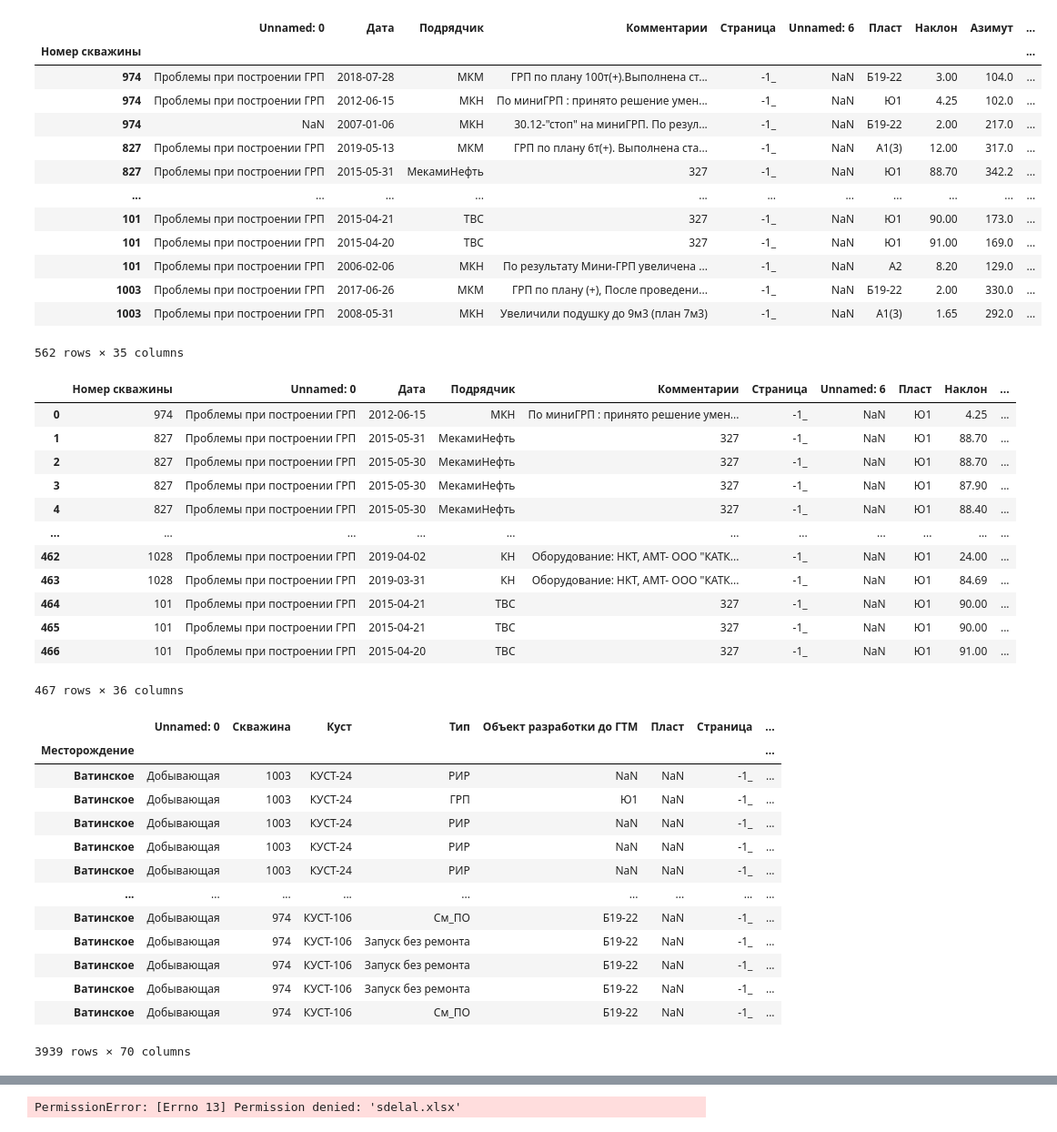
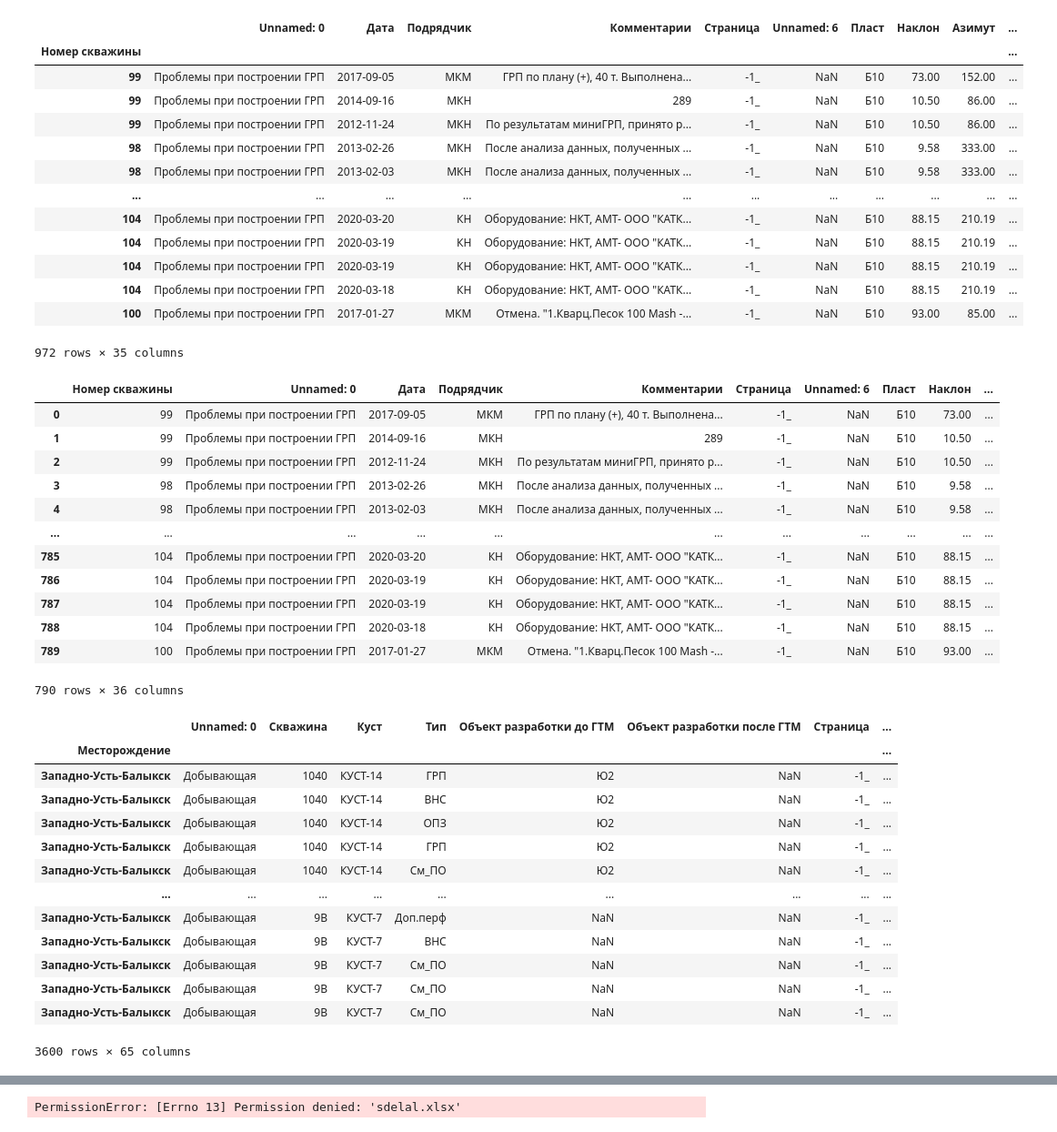
Before and after one commit to lybmvvs/appgazprom2.0, a Jupyter notebook: sdelal vrode.ipynb, the cells around one changed output, grey strips where cells are left out. Shown at 91% size. Saved outputs shown, nothing was run; the diff lists cells and outputs as text; code cells hidden in the pictures.

```diff
--- a/sdelal vrode.ipynb
+++ b/sdelal vrode.ipynb
@@ -4,23 +4,23 @@ import statistics
 import copy
 import datetime
 # %%
-grp_dad = pd.read_excel('фраклист1.xlsx',header=[1], index_col=[1])
+grp_dad = pd.read_excel('фраклист ЗУБ Ю2.xlsx',header=[1], index_col=[1])
 grp_dad
 # %% [output]
 |  | Unnamed: 0 | Дата | Подрядчик | Комментарии | Страница | Unnamed: 6 | Пласт | Наклон | Азимут | ... |
 | Номер скважины |  |  |  |  |  |  |  |  |  | ... |
-| 974 | Проблемы при построении ГРП | 2018-07-28 | МКМ | ГРП по плану 100т(+).Выполнена ст... | -1_ | NaN | Б19-22 | 3.00 | 104.0 | ... |
-| 974 | Проблемы при построении ГРП | 2012-06-15 | МКН | По миниГРП : принято решение умен... | -1_ | NaN | Ю1 | 4.25 | 102.0 | ... |
-| 974 | NaN | 2007-01-06 | МКН | 30.12-"стоп" на миниГРП. По резул... | -1_ | NaN | Б19-22 | 2.00 | 217.0 | ... |
-| 827 | Проблемы при построении ГРП | 2019-05-13 | МКМ | ГРП по плану 6т(+). Выполнена ста... | -1_ | NaN | А1(3) | 12.00 | 317.0 | ... |
-| 827 | Проблемы при построении ГРП | 2015-05-31 | МекамиНефть | 327 | -1_ | NaN | Ю1 | 88.70 | 342.2 | ... |
+| 99 | Проблемы при построении ГРП | 2017-09-05 | МКМ | ГРП по плану (+), 40 т. Выполнена... | -1_ | NaN | Б10 | 73.00 | 152.00 | ... |
+| 99 | Проблемы при построении ГРП | 2014-09-16 | МКН | 289 | -1_ | NaN | Б10 | 10.50 | 86.00 | ... |
+| 99 | Проблемы при построении ГРП | 2012-11-24 | МКН | По результатам миниГРП, принято р... | -1_ | NaN | Б10 | 10.50 | 86.00 | ... |
+| 98 | Проблемы при построении ГРП | 2013-02-26 | МКН | После анализа данных, полученных ... | -1_ | NaN | Б10 | 9.58 | 333.00 | ... |
+| 98 | Проблемы при построении ГРП | 2013-02-03 | МКН | После анализа данных, полученных ... | -1_ | NaN | Б10 | 9.58 | 333.00 | ... |
 | ... | ... | ... | ... | ... | ... | ... | ... | ... | ... | ... |
-| 101 | Проблемы при построении ГРП | 2015-04-21 | ТВС | 327 | -1_ | NaN | Ю1 | 90.00 | 173.0 | ... |
-| 101 | Проблемы при построении ГРП | 2015-04-20 | ТВС | 327 | -1_ | NaN | Ю1 | 91.00 | 169.0 | ... |
-| 101 | Проблемы при построении ГРП | 2006-02-06 | МКН | По результату Мини-ГРП увеличена ... | -1_ | NaN | А2 | 8.20 | 129.0 | ... |
-| 1003 | Проблемы при построении ГРП | 2017-06-26 | МКМ | ГРП по плану (+), После проведени... | -1_ | NaN | Б19-22 | 2.00 | 330.0 | ... |
-| 1003 | Проблемы при построении ГРП | 2008-05-31 | МКН | Увеличили подушку до 9м3 (план 7м3) | -1_ | NaN | А1(3) | 1.65 | 292.0 | ... |
+| 104 | Проблемы при построении ГРП | 2020-03-20 | КН | Оборудование: НКТ, АМТ- ООО "КАТК... | -1_ | NaN | Б10 | 88.15 | 210.19 | ... |
+| 104 | Проблемы при построении ГРП | 2020-03-19 | КН | Оборудование: НКТ, АМТ- ООО "КАТК... | -1_ | NaN | Б10 | 88.15 | 210.19 | ... |
+| 104 | Проблемы при построении ГРП | 2020-03-19 | КН | Оборудование: НКТ, АМТ- ООО "КАТК... | -1_ | NaN | Б10 | 88.15 | 210.19 | ... |
+| 104 | Проблемы при построении ГРП | 2020-03-18 | КН | Оборудование: НКТ, АМТ- ООО "КАТК... | -1_ | NaN | Б10 | 88.15 | 210.19 | ... |
+| 100 | Проблемы при построении ГРП | 2017-01-27 | МКМ | Отмена. "1.Кварц.Песок 100 Mash -... | -1_ | NaN | Б10 | 93.00 | 85.00 | ... |
-562 rows × 35 columns
+972 rows × 35 columns
 # %%
 grp_dad.reset_index(drop=True)
 grp_dad.reset_index(inplace=True)
@@ -36,36 +36,36 @@ grp_dad = grp_dad.drop(['удалю'], axis=1)
 grp_dad
 # %% [output]
 |  | Номер скважины | Unnamed: 0 | Дата | Подрядчик | Комментарии | Страница | Unnamed: 6 | Пласт | Наклон | ... |
-| 0 | 974 | Проблемы при построении ГРП | 2012-06-15 | МКН | По миниГРП : принято решение умен... | -1_ | NaN | Ю1 | 4.25 | ... |
-| 1 | 827 | Проблемы при построении ГРП | 2015-05-31 | МекамиНефть | 327 | -1_ | NaN | Ю1 | 88.70 | ... |
-| 2 | 827 | Проблемы при построении ГРП | 2015-05-30 | МекамиНефть | 327 | -1_ | NaN | Ю1 | 88.70 | ... |
-| 3 | 827 | Проблемы при построении ГРП | 2015-05-30 | МекамиНефть | 327 | -1_ | NaN | Ю1 | 87.90 | ... |
-| 4 | 827 | Проблемы при построении ГРП | 2015-05-30 | МекамиНефть | 327 | -1_ | NaN | Ю1 | 88.40 | ... |
+| 0 | 99 | Проблемы при построении ГРП | 2017-09-05 | МКМ | ГРП по плану (+), 40 т. Выполнена... | -1_ | NaN | Б10 | 73.00 | ... |
+| 1 | 99 | Проблемы при построении ГРП | 2014-09-16 | МКН | 289 | -1_ | NaN | Б10 | 10.50 | ... |
+| 2 | 99 | Проблемы при построении ГРП | 2012-11-24 | МКН | По результатам миниГРП, принято р... | -1_ | NaN | Б10 | 10.50 | ... |
+| 3 | 98 | Проблемы при построении ГРП | 2013-02-26 | МКН | После анализа данных, полученных ... | -1_ | NaN | Б10 | 9.58 | ... |
+| 4 | 98 | Проблемы при построении ГРП | 2013-02-03 | МКН | После анализа данных, полученных ... | -1_ | NaN | Б10 | 9.58 | ... |
 | ... | ... | ... | ... | ... | ... | ... | ... | ... | ... | ... |
-| 462 | 1028 | Проблемы при построении ГРП | 2019-04-02 | КН | Оборудование: НКТ, АМТ- ООО "КАТК... | -1_ | NaN | Ю1 | 24.00 | ... |
-| 463 | 1028 | Проблемы при построении ГРП | 2019-03-31 | КН | Оборудование: НКТ, АМТ- ООО "КАТК... | -1_ | NaN | Ю1 | 84.69 | ... |
-| 464 | 101 | Проблемы при построении ГРП | 2015-04-21 | ТВС | 327 | -1_ | NaN | Ю1 | 90.00 | ... |
-| 465 | 101 | Проблемы при построении ГРП | 2015-04-21 | ТВС | 327 | -1_ | NaN | Ю1 | 90.00 | ... |
-| 466 | 101 | Проблемы при построении ГРП | 2015-04-20 | ТВС | 327 | -1_ | NaN | Ю1 | 91.00 | ... |
+| 785 | 104 | Проблемы при построении ГРП | 2020-03-20 | КН | Оборудование: НКТ, АМТ- ООО "КАТК... | -1_ | NaN | Б10 | 88.15 | ... |
+| 786 | 104 | Проблемы при построении ГРП | 2020-03-19 | КН | Оборудование: НКТ, АМТ- ООО "КАТК... | -1_ | NaN | Б10 | 88.15 | ... |
+| 787 | 104 | Проблемы при построении ГРП | 2020-03-19 | КН | Оборудование: НКТ, АМТ- ООО "КАТК... | -1_ | NaN | Б10 | 88.15 | ... |
+| 788 | 104 | Проблемы при построении ГРП | 2020-03-18 | КН | Оборудование: НКТ, АМТ- ООО "КАТК... | -1_ | NaN | Б10 | 88.15 | ... |
+| 789 | 100 | Проблемы при построении ГРП | 2017-01-27 | МКМ | Отмена. "1.Кварц.Песок 100 Mash -... | -1_ | NaN | Б10 | 93.00 | ... |
-467 rows × 36 columns
+790 rows × 36 columns
 # %%
-grp_gtm = pd.read_excel('гтм1.xlsx',header=[1], index_col=[1])
+grp_gtm = pd.read_excel('гтм ЗУБ Ю2.xlsx',header=[1], index_col=[1])
 grp_gtm
 # %% [output]
-|  | Unnamed: 0 | Скважина | Куст | Тип | Объект разработки до ГТМ | Пласт | Страница | ... |
+|  | Unnamed: 0 | Скважина | Куст | Тип | Объект разработки до ГТМ | Объект разработки после ГТМ | Страница | ... |
 | Месторождение |  |  |  |  |  |  |  | ... |
-| Ватинское | Добывающая | 1003 | КУСТ-24 | РИР | NaN | NaN | -1_ | ... |
-| Ватинское | Добывающая | 1003 | КУСТ-24 | ГРП | Ю1 | NaN | -1_ | ... |
-| Ватинское | Добывающая | 1003 | КУСТ-24 | РИР | NaN | NaN | -1_ | ... |
-| Ватинское | Добывающая | 1003 | КУСТ-24 | РИР | NaN | NaN | -1_ | ... |
-| Ватинское | Добывающая | 1003 | КУСТ-24 | РИР | NaN | NaN | -1_ | ... |
+| Западно-Усть-Балыкск | Добывающая | 1040 | КУСТ-14 | ГРП | Ю2 | NaN | -1_ | ... |
+| Западно-Усть-Балыкск | Добывающая | 1040 | КУСТ-14 | ВНС | Ю2 | NaN | -1_ | ... |
+| Западно-Усть-Балыкск | Добывающая | 1040 | КУСТ-14 | ОПЗ | Ю2 | NaN | -1_ | ... |
+| Западно-Усть-Балыкск | Добывающая | 1040 | КУСТ-14 | ГРП | Ю2 | NaN | -1_ | ... |
+| Западно-Усть-Балыкск | Добывающая | 1040 | КУСТ-14 | См_ПО | Ю2 | NaN | -1_ | ... |
 | ... | ... | ... | ... | ... | ... | ... | ... | ... |
-| Ватинское | Добывающая | 974 | КУСТ-106 | См_ПО | Б19-22 | NaN | -1_ | ... |
-| Ватинское | Добывающая | 974 | КУСТ-106 | Запуск без ремонта | Б19-22 | NaN | -1_ | ... |
-| Ватинское | Добывающая | 974 | КУСТ-106 | Запуск без ремонта | Б19-22 | NaN | -1_ | ... |
-| Ватинское | Добывающая | 974 | КУСТ-106 | Запуск без ремонта | Б19-22 | NaN | -1_ | ... |
-| Ватинское | Добывающая | 974 | КУСТ-106 | См_ПО | Б19-22 | NaN | -1_ | ... |
+| Западно-Усть-Балыкск | Добывающая | 9В | КУСТ-7 | Доп.перф | NaN | NaN | -1_ | ... |
+| Западно-Усть-Балыкск | Добывающая | 9В | КУСТ-7 | ВНС | NaN | NaN | -1_ | ... |
+| Западно-Усть-Балыкск | Добывающая | 9В | КУСТ-7 | См_ПО | NaN | NaN | -1_ | ... |
+| Западно-Усть-Балыкск | Добывающая | 9В | КУСТ-7 | См_ПО | NaN | NaN | -1_ | ... |
+| Западно-Усть-Балыкск | Добывающая | 9В | КУСТ-7 | См_ПО | NaN | NaN | -1_ | ... |
-3939 rows × 70 columns
+3600 rows × 65 columns
 # %%
 grp_gtm.reset_index(drop=True)
 grp_gtm.reset_index(inplace=True)
```
Also changed, not shown: parts of 47 cells of this notebook, 3 other files.
